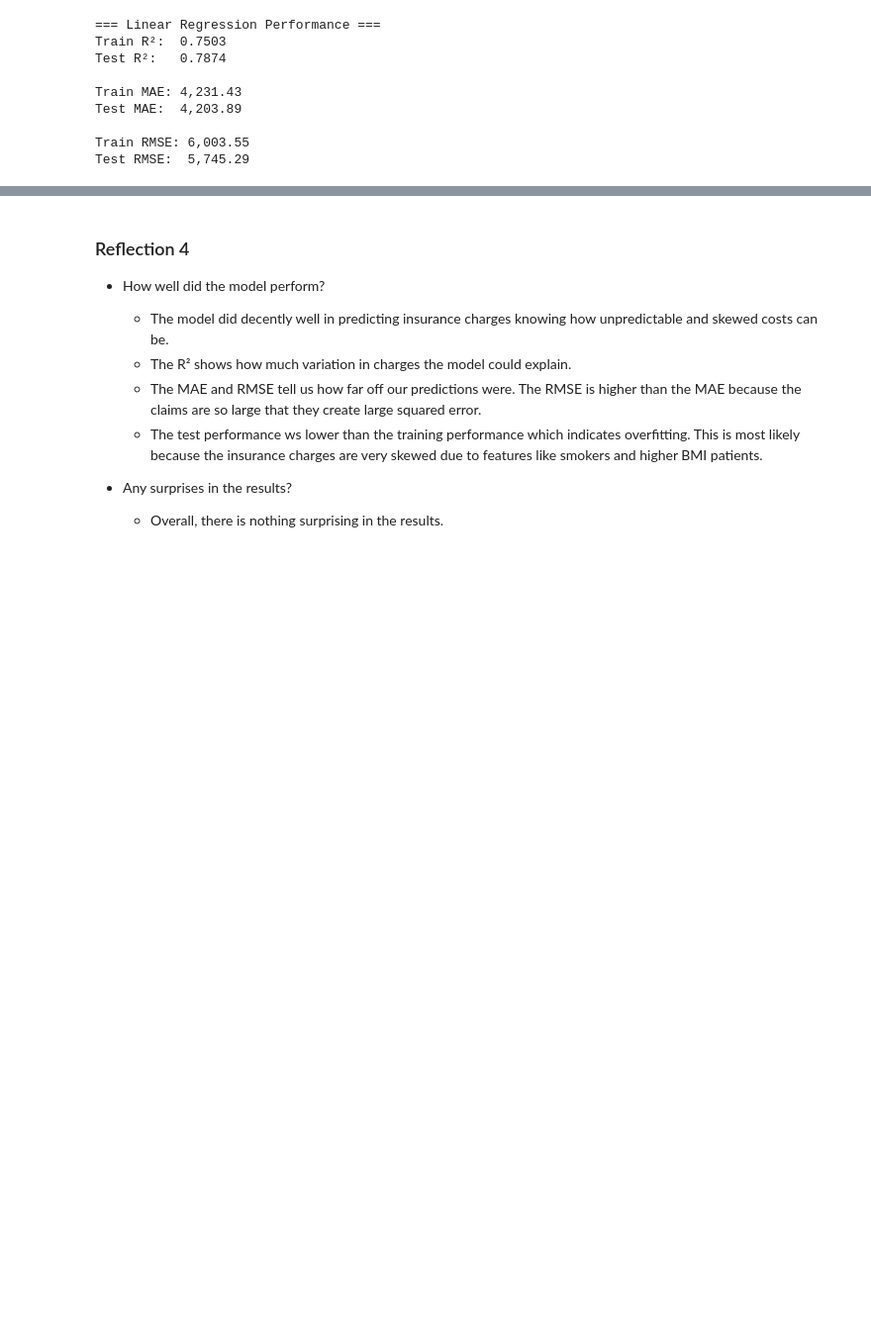
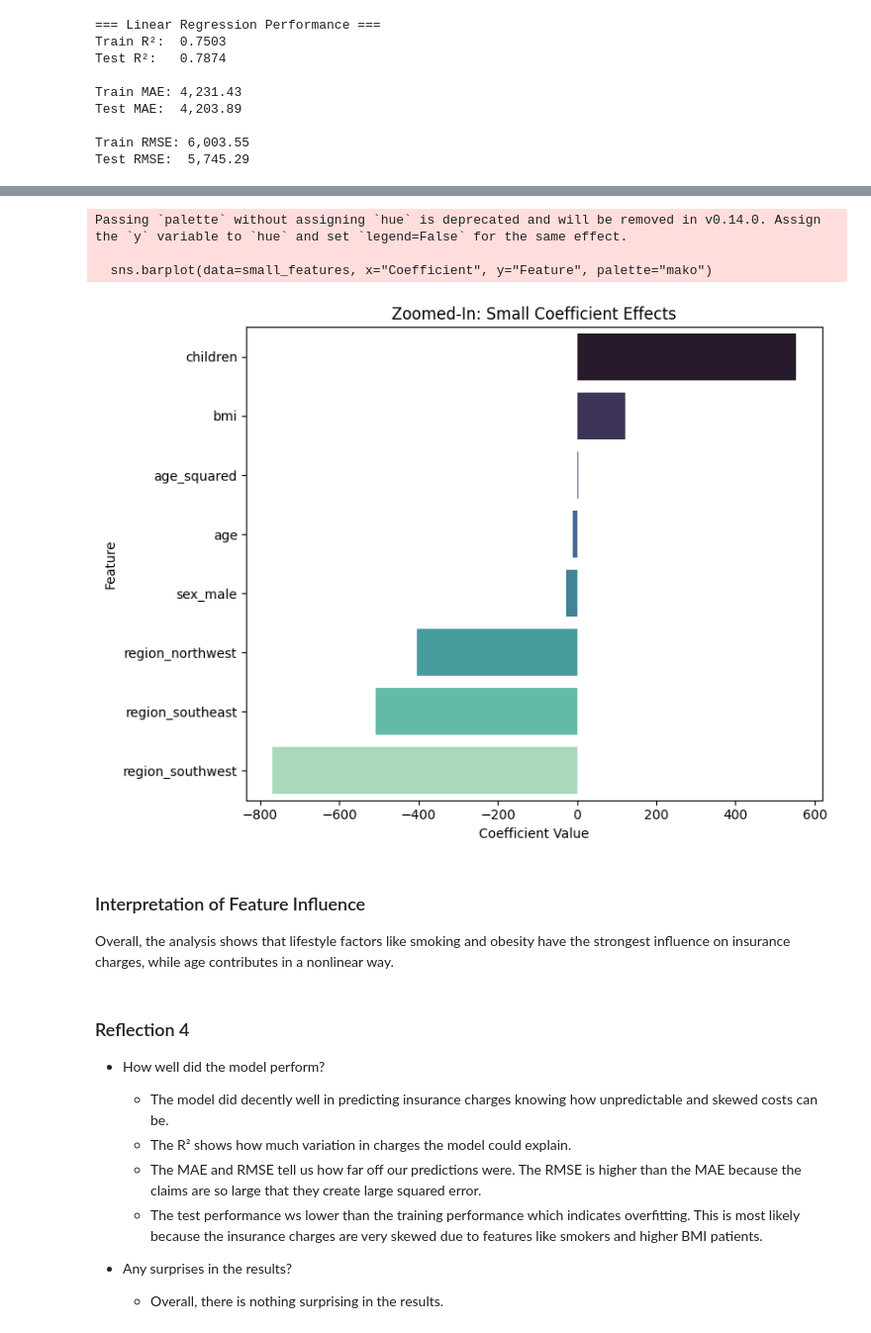
Before and after one commit to BethSpornitz/ml_regression_bethspornitz, a Jupyter notebook: notebooks/regression_final/ml_regression_final_bethspornitz.ipynb, the cells around one changed output, grey strips where cells are left out. Shown at 99% size. Drawn from its saved outputs; the diff is of its cells as text; code cells hidden in the pictures; blank space fills up the shorter version.

```diff
--- a/notebooks/regression_final/ml_regression_final_bethspornitz.ipynb
+++ b/notebooks/regression_final/ml_regression_final_bethspornitz.ipynb
@@ -442,3 +485,32 @@ Test RMSE:  5,745.29
+# %%
+# Filter out 'smoker_yes' and 'bmi_over_30' so small features are visible
+small_features = coef_df[coef_df["Feature"].isin([
+    "age",
+    "age_squared",
+    "bmi",
+    "children",
+    "sex_male",
+    "region_northwest",
+    "region_southeast",
+    "region_southwest"
+])]
+
+plt.figure(figsize=(8,6))
+sns.barplot(data=small_features, x="Coefficient", y="Feature", palette="mako")
+plt.title("Zoomed-In: Small Coefficient Effects")
+plt.xlabel("Coefficient Value")
+plt.ylabel("Feature")
+plt.tight_layout()
+plt.show()
+# %% [output]
+Passing `palette` without assigning `hue` is deprecated and will be removed in v0.14.0. Assign the `y` variable to `hue` and set `legend=False` for the same effect.
+
+  sns.barplot(data=small_features, x="Coefficient", y="Feature", palette="mako")
+[figure, added]
+# %% [markdown]
+### Interpretation of Feature Influence
+
+Overall, the analysis shows that lifestyle factors like smoking and obesity have the strongest influence on insurance charges, while age contributes in a nonlinear way.
 # %% [markdown]
 ### Reflection 4
 
```
Also changed, not shown: parts of 4 cells of this notebook.
